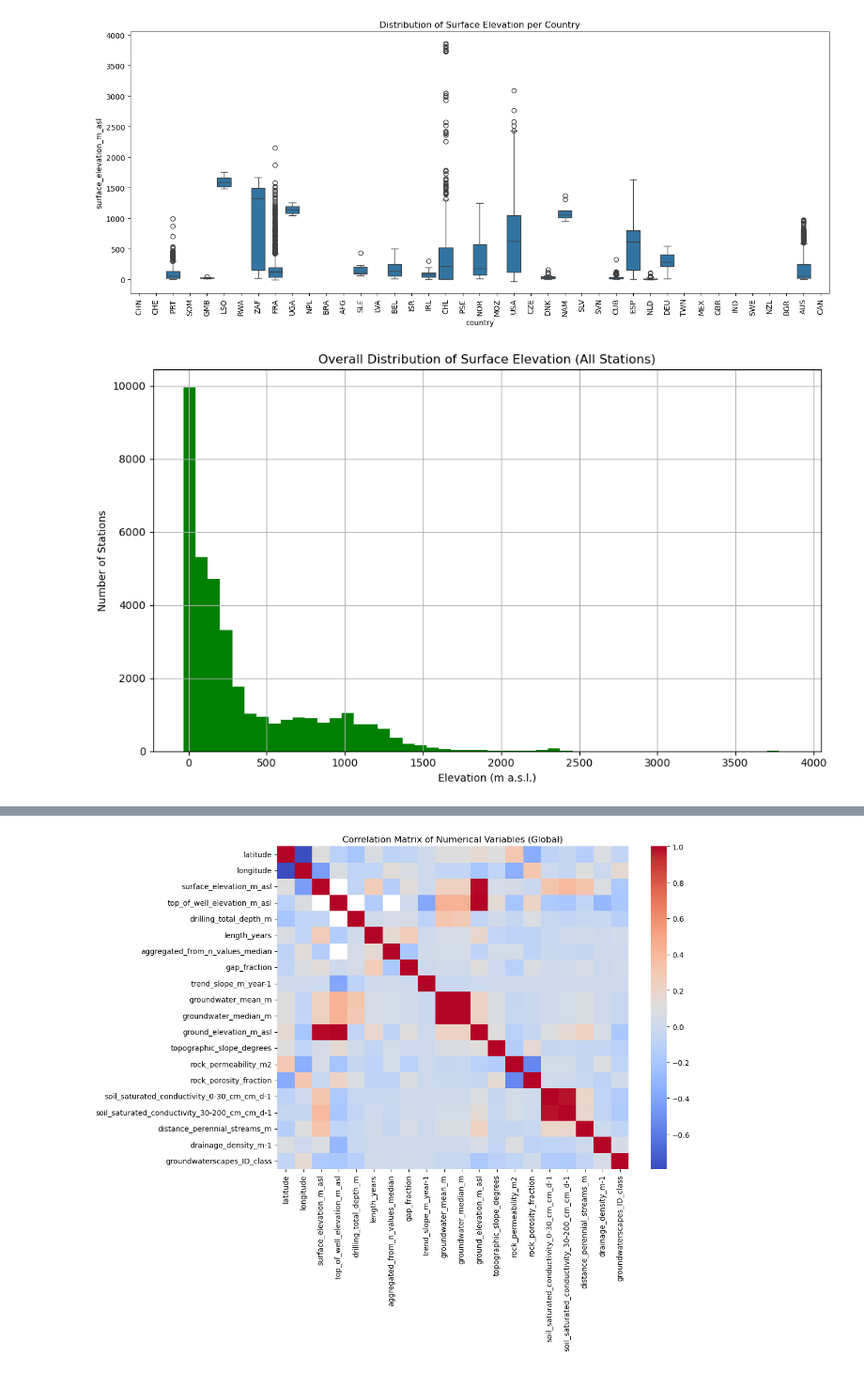
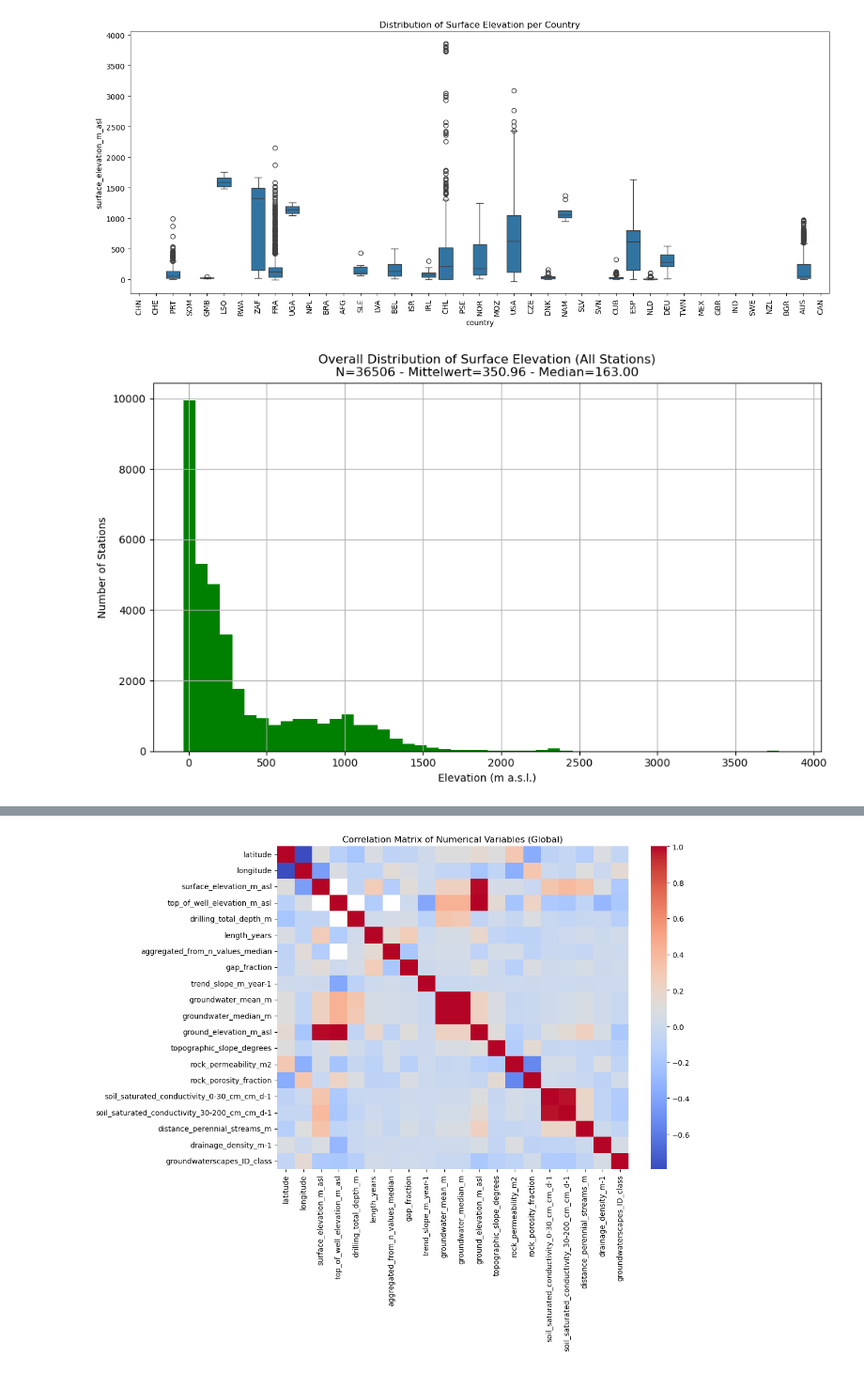
Before and after one commit to Tarikorgun/ML-Python, a Jupyter notebook: Plotsjy.ipynb, the cells around one changed output, grey strips where cells are left out. Shown at 94% size. Cells and saved outputs as stored; diff of their text form; code cells hidden in the pictures.

```diff
--- a/Plotsjy.ipynb
+++ b/Plotsjy.ipynb
@@ -198,18 +209,27 @@ else:
 # %%
 # Histogram showing the overall distribution of surface elevation for all monitoring stations
 # Provides a general understanding of the altitude at which monitoring stations are located.
 if 'surface_elevation_m_asl' in df.columns:
+    # Mittelwert, Median und N
+    elevation_mean = df['surface_elevation_m_asl'].mean()
+    elevation_median = df['surface_elevation_m_asl'].median()
+    elevation_count = df['surface_elevation_m_asl'].count() # Count non-null values for N
+
     plt.figure(figsize=(10,6))
+    # .dropna() to ensure only valid Data gets plottet
     df['surface_elevation_m_asl'].dropna().hist(bins=50, color='green')
-    plt.title("Overall Distribution of Surface Elevation (All Stations)")
+    plt.title(
+        f"Overall Distribution of Surface Elevation (All Stations)\n"
+        f"N={elevation_count} - Mittelwert={elevation_mean:.2f} - Median={elevation_median:.2f}"
+    )
     plt.xlabel("Elevation (m a.s.l.)")
     plt.ylabel("Number of Stations")
     plt.tight_layout()
     plt.show()
 else:
     print("Column 'surface_elevation_m_asl' not found. Skipping elevation histogram.")
 # %% [output]
-[figure, old version]
+[figure, new version]
 # %%
 # Bar plot showing the most frequent land use types globally
 # This plot illustrates the dominant land use categories associated with groundwater monitoring stations worldwide.
```
Also changed, not shown: parts of 9 cells of this notebook.
